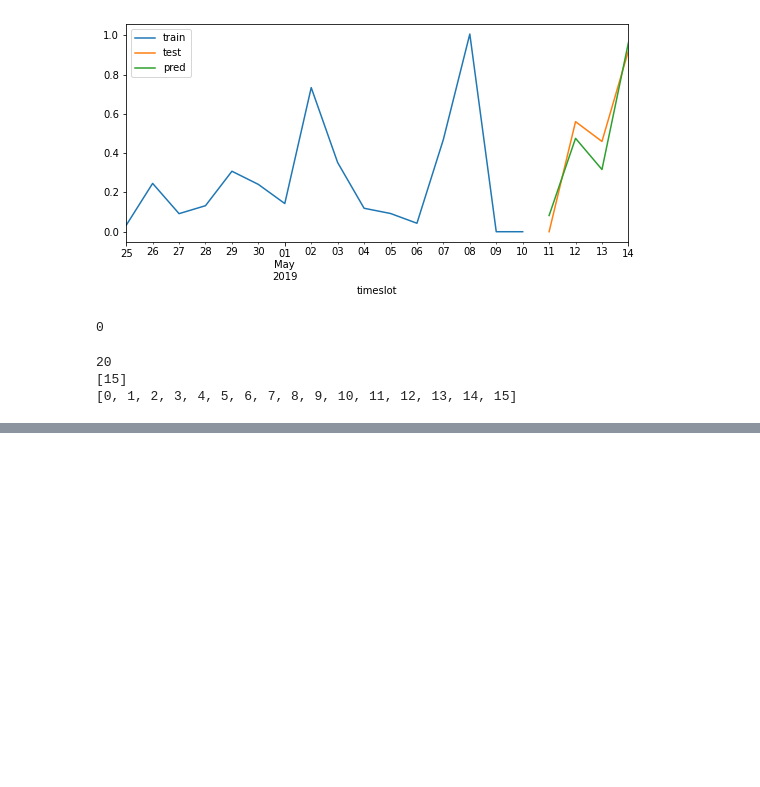
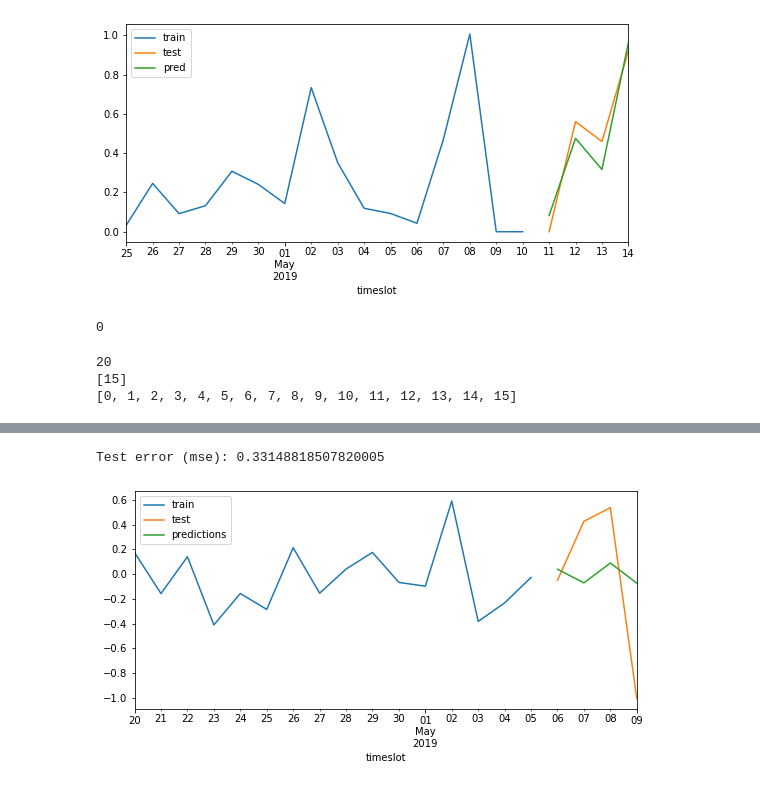
Before and after one commit to 4ug-aug/Otovo-OptimalControl, a Jupyter notebook: Random_Forest_Hyperparameter_Tuning.ipynb, the cells around one changed output, grey strips where cells are left out. Saved outputs shown, nothing was run; the diff lists cells and outputs as text; code cells hidden in the pictures; blank space fills up the shorter version.

```diff
--- a/Random_Forest_Hyperparameter_Tuning.ipynb
+++ b/Random_Forest_Hyperparameter_Tuning.ipynb
@@ -443,0 +475,25 @@ print(tecky[:len(train)])
+# %%
+newforecaster = ForecasterAutoreg(
+                regressor = RandomForestRegressor(random_state=123,
+                                                  n_estimators=int(results_grid.n_estimators[0]),
+                                                  max_depth   =int(results_grid.max_depth[0])),
+                lags      = len(results_grid.lags[0]) # This value will be replaced in the grid search
+             )
+newforecaster.fit(y=newtrain['num_kwh_normalized'])
+newpredictions = newforecaster.predict(steps=units_to_forecast)
+
+fig, ax = plt.subplots(figsize=(9, 4))
+newtrain['num_kwh_normalized'].plot(ax=ax, label='train')
+newtest['num_kwh_normalized'].plot(ax=ax, label='test')
+newpredictions.plot(ax=ax, label='predictions')
+ax.legend();
+
+new_error_mse = mean_squared_error(
+                y_true = newtest['num_kwh_normalized'],
+                y_pred = newpredictions
+            )
+
+print(f"Test error (mse): {new_error_mse}")
+# %% [output]
+Test error (mse): 0.33148818507820005
+[figure, added]
```
Also changed, not shown: parts of 7 cells of this notebook, 1 other file.
